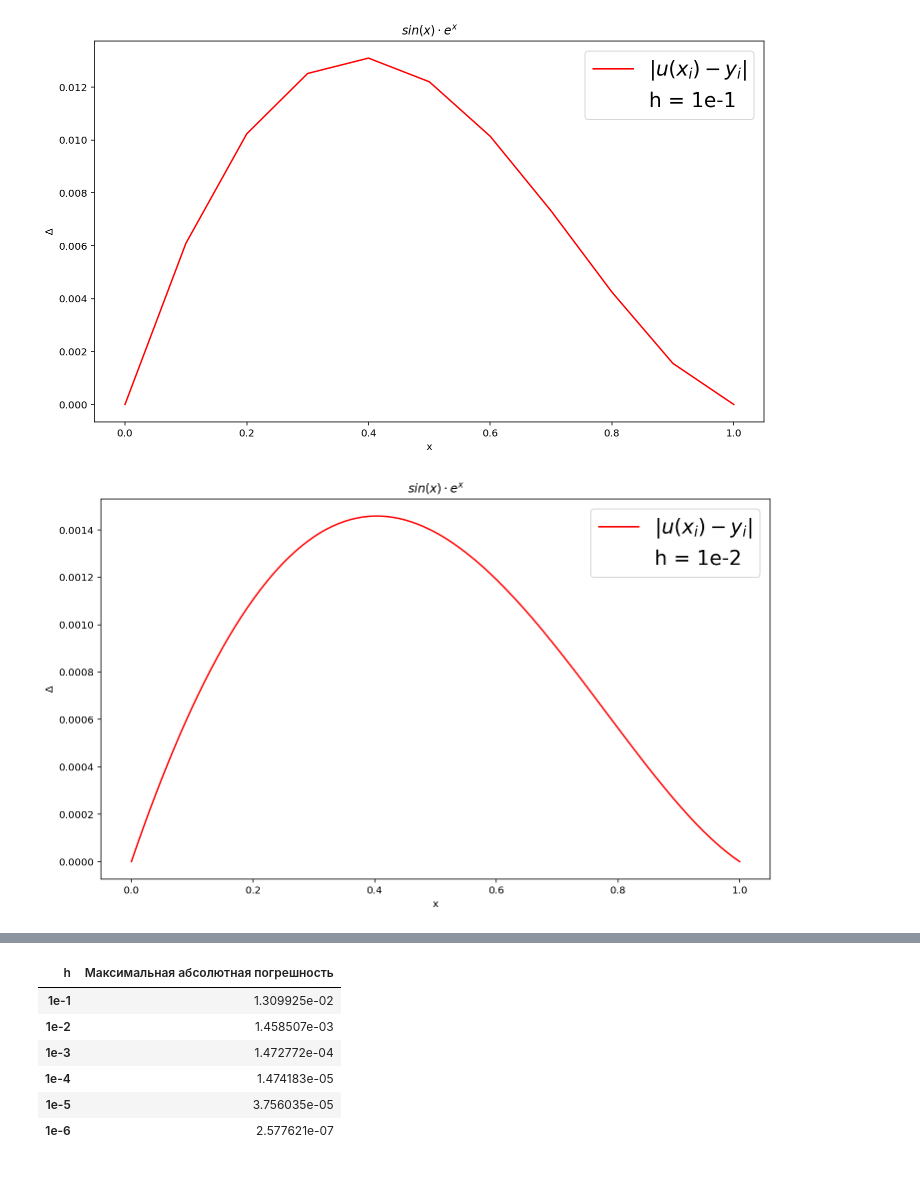
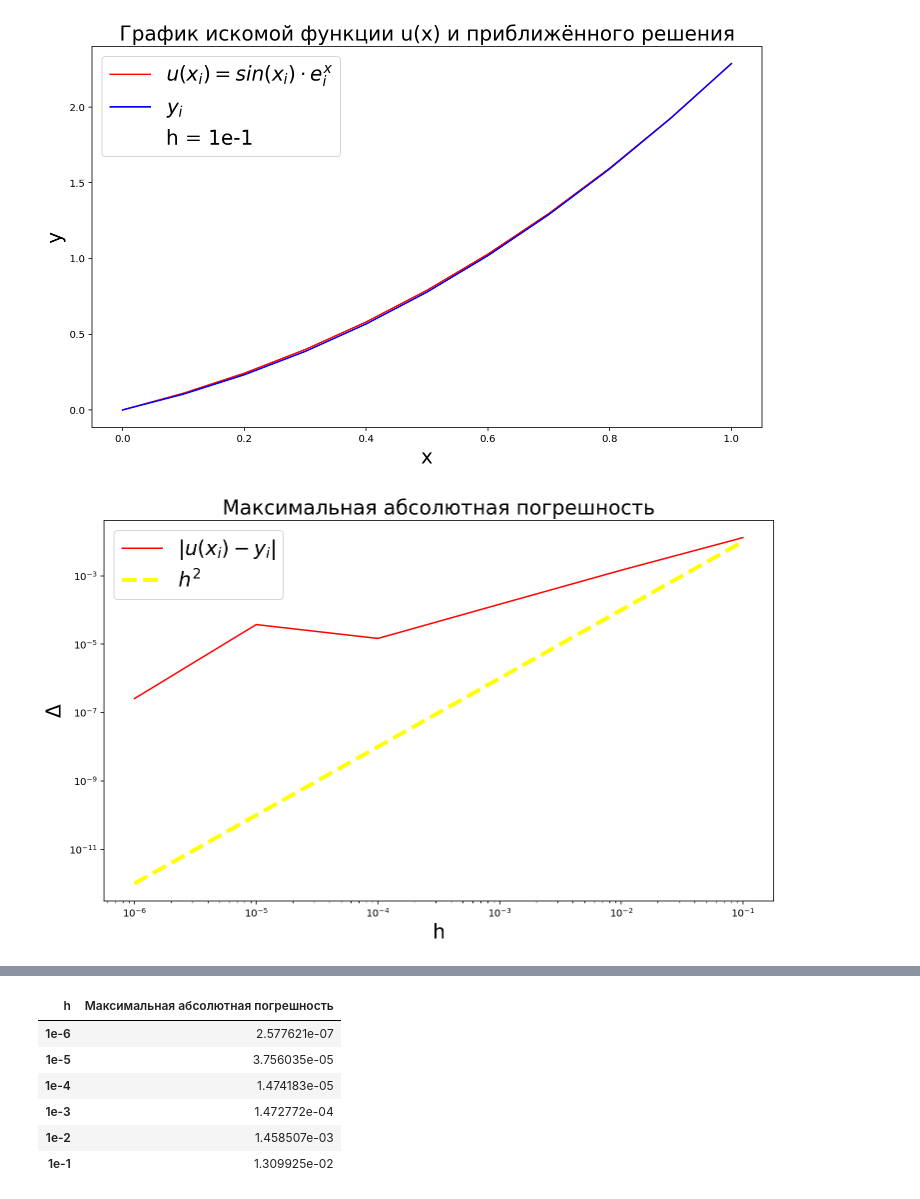
Before and after one commit to MeShootIn/computational-mathematics, a Jupyter notebook: lab_1/2.ipynb, the cells around one changed output, grey strips where cells are left out. Cells and saved outputs as stored; diff of their text form; code cells hidden in the pictures.

```diff
--- a/lab_1/2.ipynb
+++ b/lab_1/2.ipynb
@@ -18,6 +20,7 @@ def f(x):
 # Представление числа в экспоненциальной форме
 def exp_form(a):
     return '%e' % a
+
 
 # Решение 3-хдиагональной СЛАУ методом прогонки
 def tridiagonal_matrix_algorithm(a, b, c, d):
@@ -35,18 +38,21 @@ def tridiagonal_matrix_algorithm(a, b, c, d):
 
     for i in range(1, n):
         alpha[i] = -c[i - 1] / (a[i - 1] * alpha[i - 1] + b[i - 1])
-        beta[i] = (d[i - 1] - a[i - 1] * beta[i - 1]) / (a[i - 1] * alpha[i - 1] + b[i - 1])
+        beta[i] = (d[i - 1] - a[i - 1] * beta[i - 1]) / (
+            a[i - 1] * alpha[i - 1] + b[i - 1])
 
-    x[n - 1] = (d[n - 1] - a[n - 1] * beta[n - 1]) / (a[n - 1] * alpha[n - 1] + b[n - 1])
+    x[n - 1] = (d[n - 1] - a[n - 1] * beta[n - 1]) / (a[n - 1] * alpha[n - 1] +
+                                                      b[n - 1])
 
     for i in range(n - 2, -1, -1):
         x[i] = alpha[i + 1] * x[i + 1] + beta[i + 1]
 
     return x
 
+
 # Метод конечных разностей
 def finite_difference_method(u, a, b, A, B, h):
-    n = int((b - a) / h) + 1 # кол-во узлов
+    n = int((b - a) / h) + 1  # кол-во узлов
     x = np.empty((n))
 
     for i in range(n):
@@ -56,40 +62,58 @@ def finite_difference_method(u, a, b, A, B, h):
     a_coeff = [1] * size
     b_coeff = [-2] * size
     c_coeff = [1] * size
-    d_coeff = (h ** 2) * f(x[2:])
+    d_coeff = (h**2) * f(x[2:])
     d_coeff[0] = d_coeff[0] - a_coeff[0] * A
     d_coeff[-1] = d_coeff[-1] - c_coeff[-1] * B
     a_coeff[0] = c_coeff[-1] = 0
 
     y = np.array([A])
-    y = np.append(y, tridiagonal_matrix_algorithm(a_coeff, b_coeff, c_coeff, d_coeff))
+    y = np.append(
+        y, tridiagonal_matrix_algorithm(a_coeff, b_coeff, c_coeff, d_coeff))
     y = np.append(y, [B])
 
     return x, y
 # %%
 a, b = 0, 1
 A, B = u(a), u(b)
 
-figure = pylab.figure()
+fig = pylab.figure()
 table = pd.DataFrame([], columns=['Максимальная абсолютная погрешность'])
 table.columns.name = 'h'
+
 max_exp = 6
+h = np.array([10 ** (-k) for k in range(max_exp, 0, -1)])
+max_error = np.array([])
 
-for k in range(1, max_exp + 1):
-    h = 10 ** (-k)
-    x, y = finite_difference_method(u, a, b, A, B, h)
-    diff = np.absolute(u(x) - y)
-    table.loc['1e-' + str(k)] = [exp_form(np.amax(diff))]
+for i in range(len(h)):
+    k = max_exp - i
+    x, y = finite_difference_method(u, a, b, A, B, h[i])
+    max_err = np.amax(np.absolute(u(x) - y))
+    max_error = np.append(max_error, [max_err])
 
-    pylab.plot(x, diff, color='r', label='$%s$' % r"\left | u(x_{i})-y_i \right |")
-    pylab.plot([], [], ' ', label='h = 1e-' + str(k))
-    pylab.legend(prop={'size': 20})
-    pylab.title('$%s$' % r"sin(x)\cdot e^x")
-    pylab.xlabel('x')
-    pylab.ylabel('Δ')
-    pylab.show()
+    table.loc['1e-' + str(k)] = [exp_form(max_err)]
+
+
+pylab.plot(x, u(x), color='r', label='$%s$' % r"u(x_{i})=sin(x_{i})\cdot e^x_{i}")
+pylab.plot(x, y, color='b', label='$%s$' % r"y_{i}")
+pylab.plot([], [], ' ', label='h = 1e-' + str(k))
+pylab.legend(prop={'size': 20})
+pylab.title('График искомой функции u(x) и приближённого решения', fontsize=20)
+pylab.xlabel('x', fontsize=20)
+pylab.ylabel('y', fontsize=20)
+pylab.show()
+
+pylab.plot(h, max_error, color='r', label='$%s$' % r"\left | u(x_{i})-y_i \right |")
+pylab.plot(h, h ** 2, linestyle='--', linewidth=4, color='yellow', label=r'$h^2$')
+pylab.legend(prop={'size': 20})
+pylab.title('Максимальная абсолютная погрешность', fontsize=20)
+pylab.xlabel('h', fontsize=20)
+pylab.ylabel('Δ', fontsize=20)
+pylab.xscale('log')
+pylab.yscale('log')
+pylab.show()
 
 display(table)
 # %% [output]
-[figure, old version]
+[figure, new version]
-[figure, old version]
+[figure, new version]
@@ -100,7 +120,7 @@ display(table)
 | h | Максимальная абсолютная погрешность |
+| 1e-6 | 2.577621e-07 |
+| 1e-5 | 3.756035e-05 |
+| 1e-4 | 1.474183e-05 |
+| 1e-3 | 1.472772e-04 |
+| 1e-2 | 1.458507e-03 |
 | 1e-1 | 1.309925e-02 |
-| 1e-2 | 1.458507e-03 |
-| 1e-3 | 1.472772e-04 |
-| 1e-4 | 1.474183e-05 |
-| 1e-5 | 3.756035e-05 |
-| 1e-6 | 2.577621e-07 |
```
Also changed, not shown: parts of 2 cells of this notebook, 4 other files.
